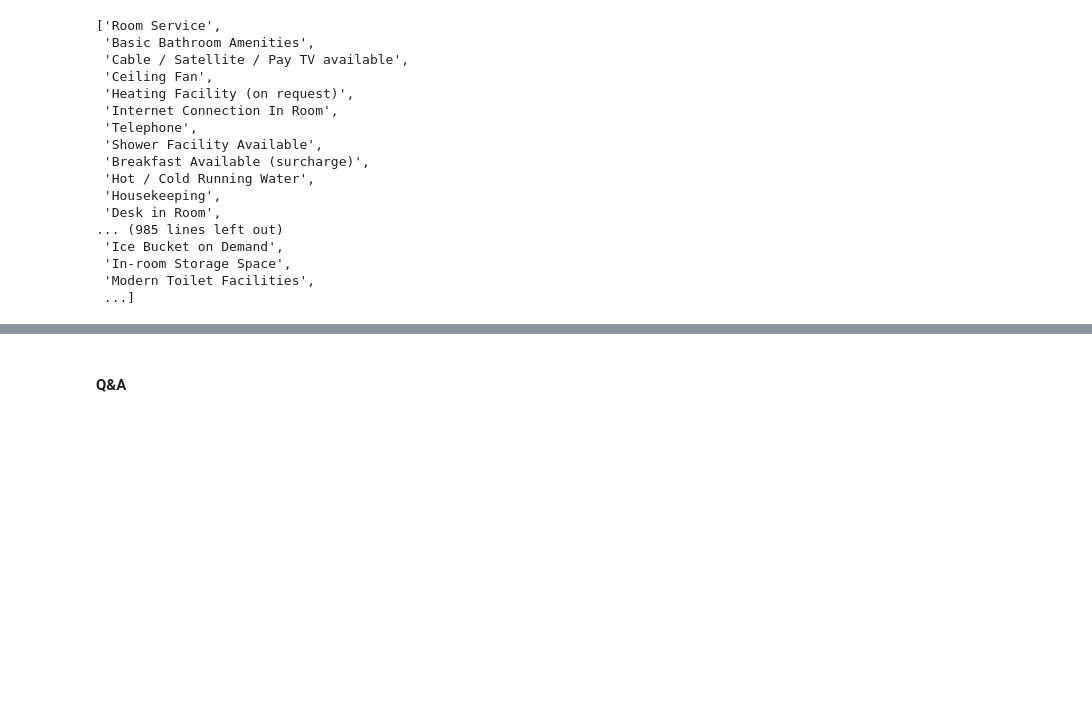
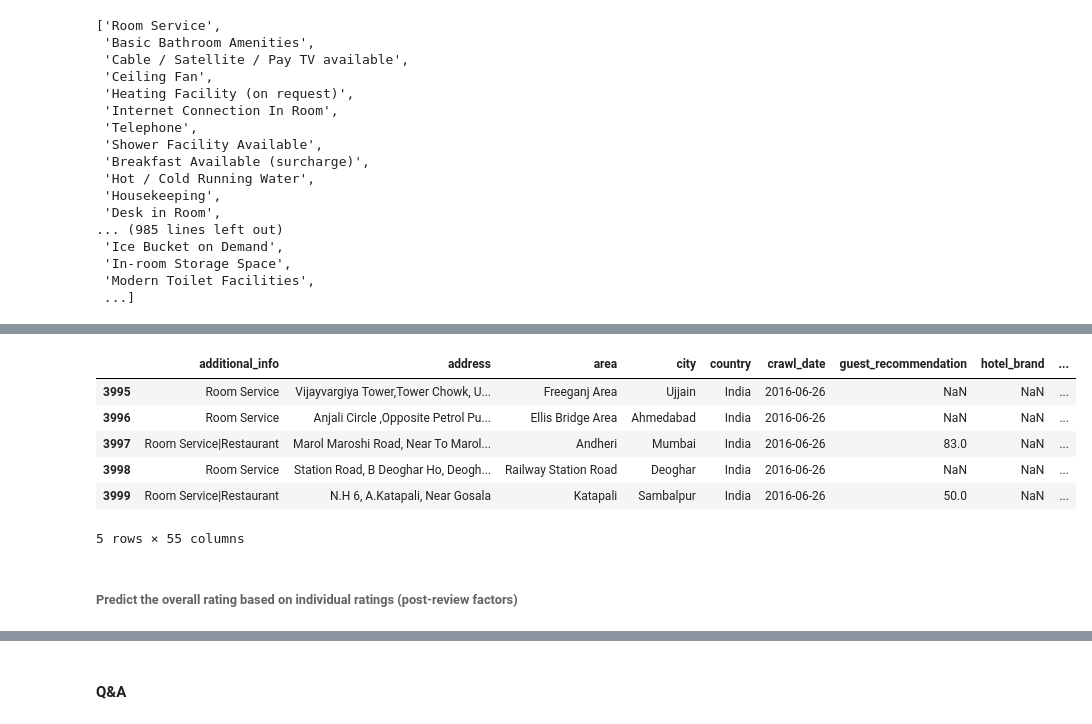
Before and after one commit to anubhav-agarwal/ga-projects, a Jupyter notebook: Indian Hotel System.ipynb, the cells around one changed output, grey strips where cells are left out. Cells and saved outputs as stored; diff of their text form; code cells hidden in the pictures; blank space fills up the shorter version.

```diff
--- a/Indian Hotel System.ipynb
+++ b/Indian Hotel System.ipynb
@@ -116,5 +203,5 @@ amenities = indian_hotels_filtered['additional_info'].str.split('|',expand=True)
 # %%
-stay_review_rating = indian_hotels_filtered['site_stay_review_rating'].str.split('|', expand=True)
+stay_review_rating = indian_hotels['site_stay_review_rating'].str.split('|', expand=True)
 # %%
 stay_review_rating.head()
 # %% [output]
@@ -177,7 +287,7 @@ sns.pairplot(stay_review_rating_clean.dropna())
 # %%
 import itertools
 
-hotels = indian_hotels_filtered
+hotels = indian_hotels
 
 top_amenities = pd.Series(
     list(itertools.chain(*hotels['room_facilities']\
@@ -306,0 +487,3 @@ f.savefig('amenities_corr_to_rating.png')
+# %%
+stay_review_rating.reset_index(drop=True, inplace=True)
+stay_review_rating.head()
@@ -306,0 +509,10 @@ f.savefig('amenities_corr_to_rating.png')
+# %%
+indian_hotels_concat.tail()
+# %% [output]
+|  | additional_info | address | area | city | country | crawl_date | guest_recommendation | hotel_brand | ... |
+| 3995 | Room Service | Vijayvargiya Tower,Tower Chowk, U... | Freeganj Area | Ujjain | India | 2016-06-26 | NaN | NaN | ... |
+| 3996 | Room Service | Anjali Circle ,Opposite Petrol Pu... | Ellis Bridge Area | Ahmedabad | India | 2016-06-26 | NaN | NaN | ... |
+| 3997 | Room Service|Restaurant | Marol Maroshi Road, Near To Marol... | Andheri | Mumbai | India | 2016-06-26 | 83.0 | NaN | ... |
+| 3998 | Room Service | Station Road, B Deoghar Ho, Deogh... | Railway Station Road | Deoghar | India | 2016-06-26 | NaN | NaN | ... |
+| 3999 | Room Service|Restaurant | N.H 6, A.Katapali, Near Gosala | Katapali | Sambalpur | India | 2016-06-26 | 50.0 | NaN | ... |
+5 rows × 55 columns
@@ -306,0 +526,2 @@ f.savefig('amenities_corr_to_rating.png')
+# %% [markdown]
+###### Predict the overall rating based on individual ratings (post-review factors)
```
Also changed, not shown: parts of 80 cells of this notebook.
